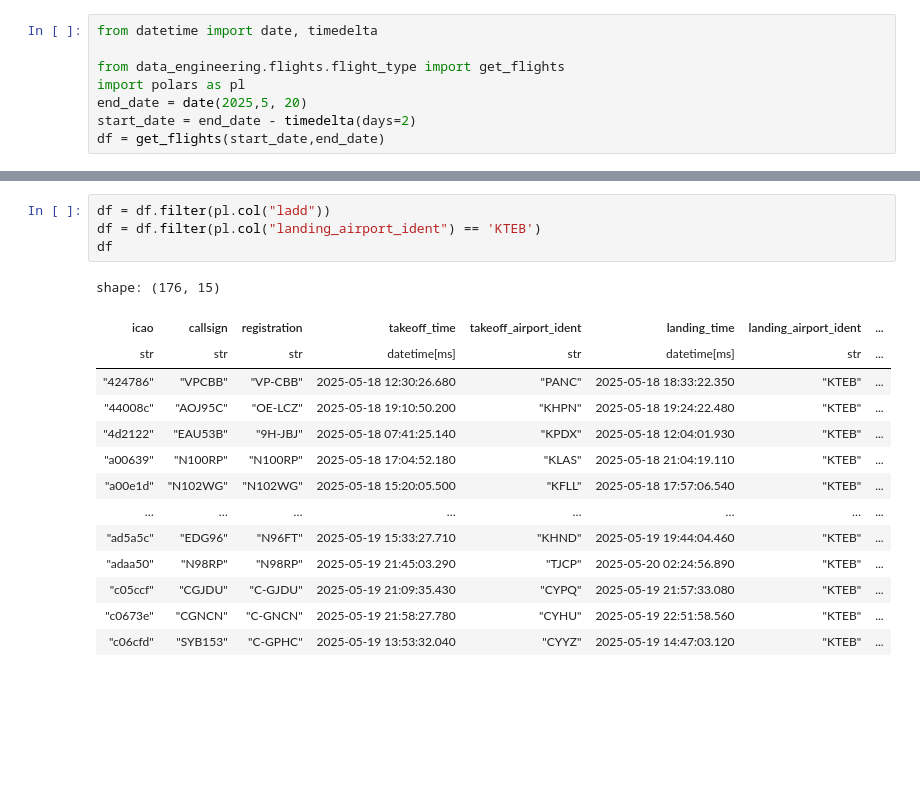
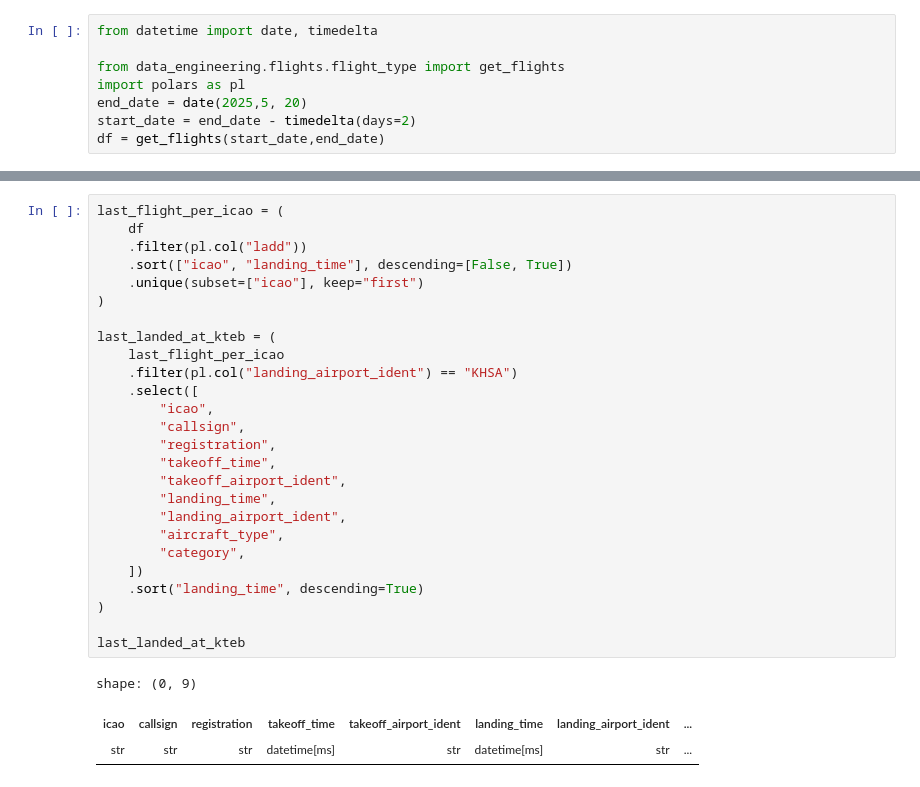
Before and after one commit to PlaneQuery/planequery-data, a Jupyter notebook: notebooks/pia/resolver.ipynb, the cells around one changed output, grey strips where cells are left out. Drawn from its saved outputs; the diff is of its cells as text; blank space fills up the shorter version.

```diff
--- a/notebooks/pia/resolver.ipynb
+++ b/notebooks/pia/resolver.ipynb
@@ -9,19 +26,30 @@ df = get_flights(start_date,end_date)
 # %%
-df = df.filter(pl.col("ladd"))
-df = df.filter(pl.col("landing_airport_ident") == 'KTEB')
-df
+last_flight_per_icao = (
+    df
+    .filter(pl.col("ladd"))
+    .sort(["icao", "landing_time"], descending=[False, True])
+    .unique(subset=["icao"], keep="first")
+)
+
+last_landed_at_kteb = (
+    last_flight_per_icao
+    .filter(pl.col("landing_airport_ident") == "KHSA")
+    .select([
+        "icao",
+        "callsign",
+        "registration",
+        "takeoff_time",
+        "takeoff_airport_ident",
+        "landing_time",
+        "landing_airport_ident",
+        "aircraft_type",
+        "category",
+    ])
+    .sort("landing_time", descending=True)
+)
+
+last_landed_at_kteb
 # %% [output]
-shape: (176, 15)
+shape: (0, 9)
 | icao | callsign | registration | takeoff_time | takeoff_airport_ident | landing_time | landing_airport_ident | ... |
 | str | str | str | datetime[ms] | str | datetime[ms] | str | ... |
-| "424786" | "VPCBB" | "VP-CBB" | 2025-05-18 12:30:26.680 | "PANC" | 2025-05-18 18:33:22.350 | "KTEB" | ... |
-| "44008c" | "AOJ95C" | "OE-LCZ" | 2025-05-18 19:10:50.200 | "KHPN" | 2025-05-18 19:24:22.480 | "KTEB" | ... |
-| "4d2122" | "EAU53B" | "9H-JBJ" | 2025-05-18 07:41:25.140 | "KPDX" | 2025-05-18 12:04:01.930 | "KTEB" | ... |
-| "a00639" | "N100RP" | "N100RP" | 2025-05-18 17:04:52.180 | "KLAS" | 2025-05-18 21:04:19.110 | "KTEB" | ... |
-| "a00e1d" | "N102WG" | "N102WG" | 2025-05-18 15:20:05.500 | "KFLL" | 2025-05-18 17:57:06.540 | "KTEB" | ... |
-| … | … | … | … | … | … | … | ... |
-| "ad5a5c" | "EDG96" | "N96FT" | 2025-05-19 15:33:27.710 | "KHND" | 2025-05-19 19:44:04.460 | "KTEB" | ... |
-| "adaa50" | "N98RP" | "N98RP" | 2025-05-19 21:45:03.290 | "TJCP" | 2025-05-20 02:24:56.890 | "KTEB" | ... |
-| "c05ccf" | "CGJDU" | "C-GJDU" | 2025-05-19 21:09:35.430 | "CYPQ" | 2025-05-19 21:57:33.080 | "KTEB" | ... |
-| "c0673e" | "CGNCN" | "C-GNCN" | 2025-05-19 21:58:27.780 | "CYHU" | 2025-05-19 22:51:58.560 | "KTEB" | ... |
-| "c06cfd" | "SYB153" | "C-GPHC" | 2025-05-19 13:53:32.040 | "CYYZ" | 2025-05-19 14:47:03.120 | "KTEB" | ... |
```
Also changed, not shown: parts of 20 cells of this notebook, 1 other file.
